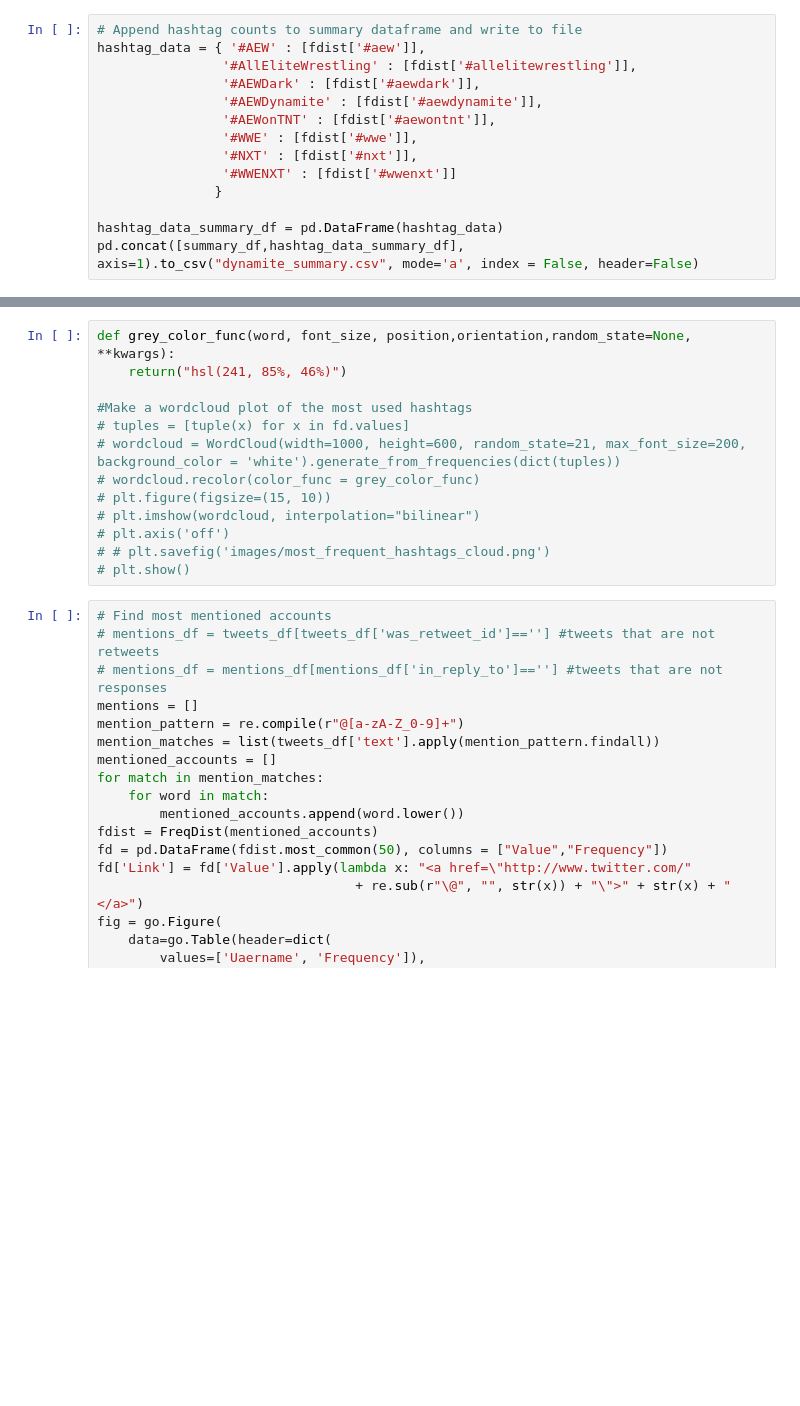
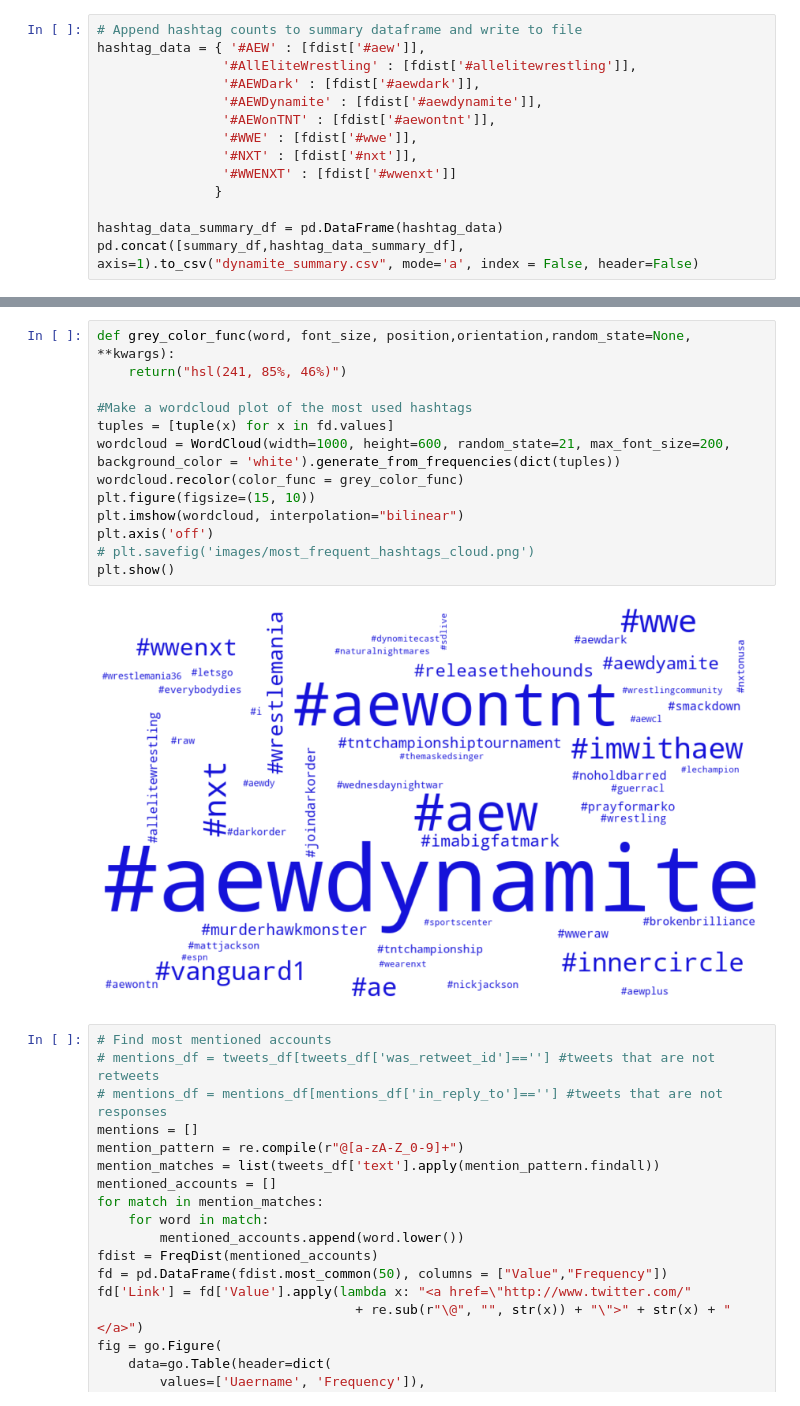
Before and after one commit to cinhui/twitterdashapp, a Jupyter notebook: twitter_analysis_dynamite26.ipynb, the cells around one changed output, grey strips where cells are left out. Cells and saved outputs as stored; diff of their text form; blank space fills up the shorter version.

```diff
--- a/twitter_analysis_dynamite26.ipynb
+++ b/twitter_analysis_dynamite26.ipynb
@@ -483,16 +400,18 @@ fig.show()
 # %%
 def grey_color_func(word, font_size, position,orientation,random_state=None, **kwargs):
     return("hsl(241, 85%, 46%)")
 
 #Make a wordcloud plot of the most used hashtags
-# tuples = [tuple(x) for x in fd.values]
-# wordcloud = WordCloud(width=1000, height=600, random_state=21, max_font_size=200, background_color = 'white').generate_from_frequencies(dict(tuples))
-# wordcloud.recolor(color_func = grey_color_func)
-# plt.figure(figsize=(15, 10))
-# plt.imshow(wordcloud, interpolation="bilinear")
-# plt.axis('off')
-# # plt.savefig('images/most_frequent_hashtags_cloud.png')
-# plt.show()
+tuples = [tuple(x) for x in fd.values]
+wordcloud = WordCloud(width=1000, height=600, random_state=21, max_font_size=200, background_color = 'white').generate_from_frequencies(dict(tuples))
+wordcloud.recolor(color_func = grey_color_func)
+plt.figure(figsize=(15, 10))
+plt.imshow(wordcloud, interpolation="bilinear")
+plt.axis('off')
+# plt.savefig('images/most_frequent_hashtags_cloud.png')
+plt.show()
+# %% [output]
+[figure, added]
 # %%
 # Find most mentioned accounts
 # mentions_df = tweets_df[tweets_df['was_retweet_id']==''] #tweets that are not retweets
```
Also changed, not shown: parts of 17 cells of this notebook, 4 other files.
